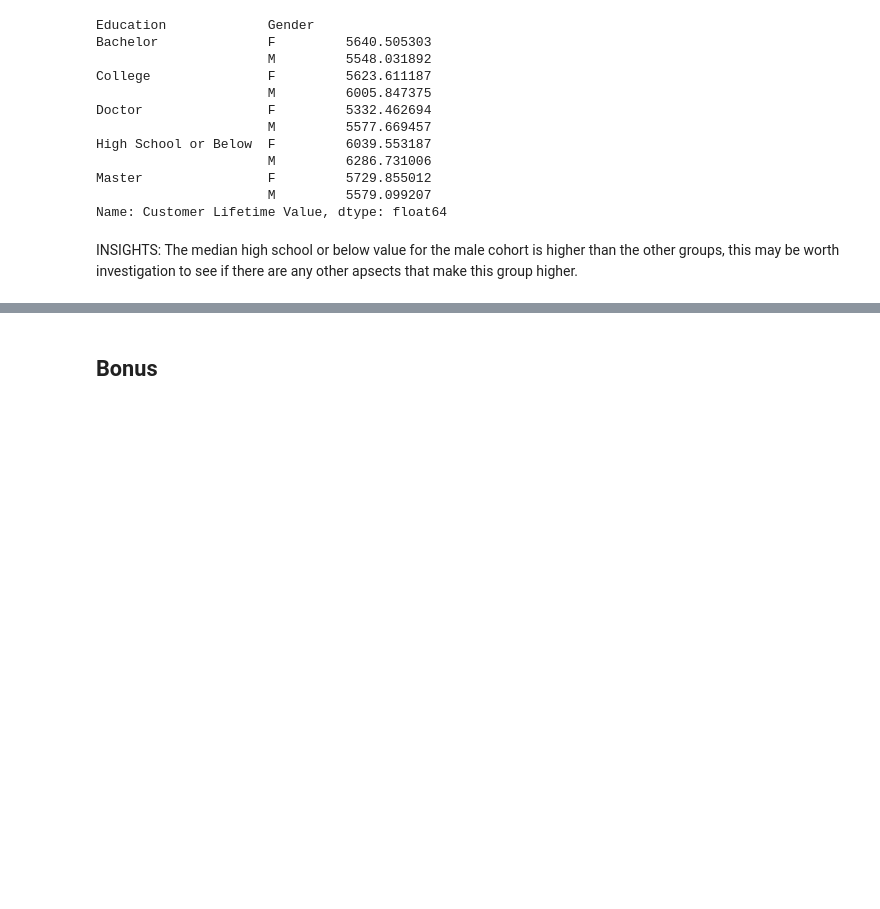
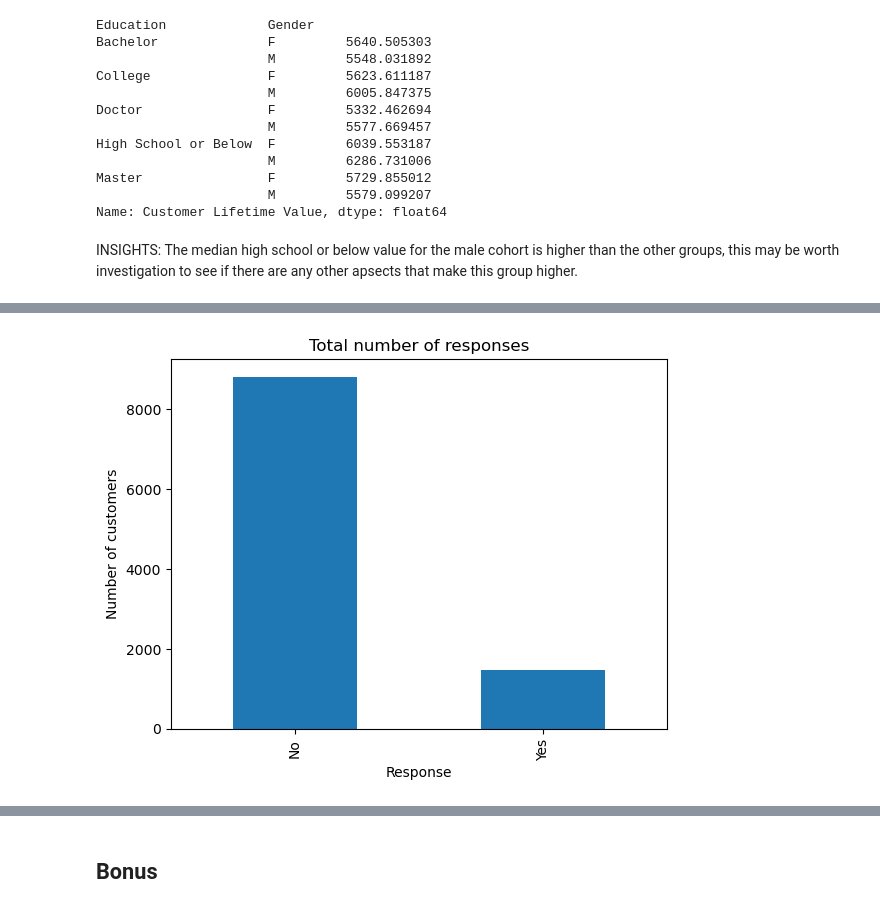
Before and after one commit to pdesgrip/lab-customer-analysis-round-3, a Jupyter notebook: lab-dw-aggregating.ipynb, the cells around one changed output, grey strips where cells are left out. Saved outputs shown, nothing was run; the diff lists cells and outputs as text; code cells hidden in the pictures; blank space fills up the shorter version.

```diff
--- a/lab-dw-aggregating.ipynb
+++ b/lab-dw-aggregating.ipynb
@@ -147,0 +185,12 @@ Show a plot of the response rate by income.
+# %%
+# Plot the number of responses
+import matplotlib.pyplot as plt
+
+
+data['Response'].value_counts().plot(kind='bar')
+plt.title('Total number of responses')
+plt.ylabel('Number of customers')
+plt.xlabel('Response')
+plt.show()
+# %% [output]
+[figure, added]
```
Also changed, not shown: parts of 7 cells of this notebook.
